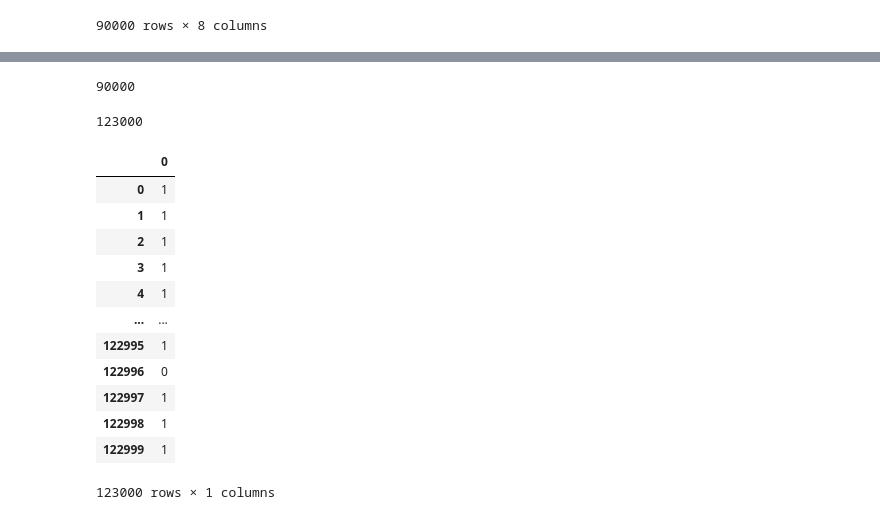
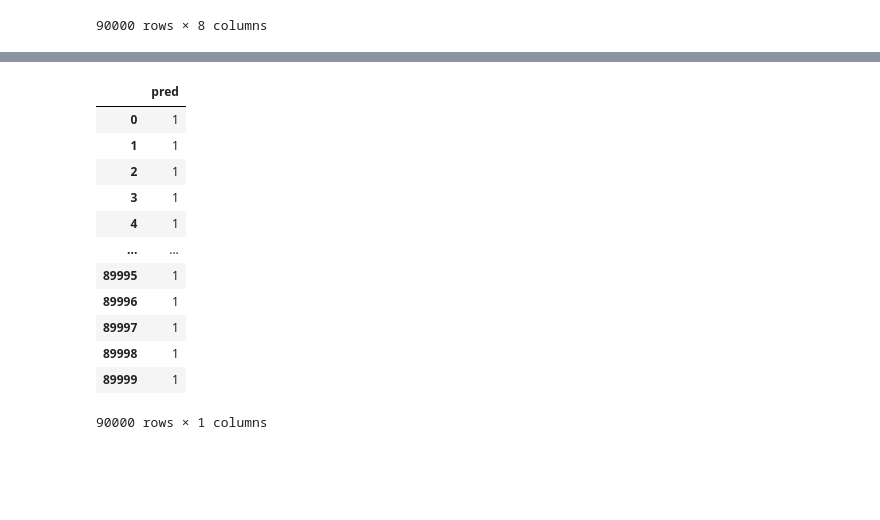
Before and after one commit to fcori47/Datathon, a Jupyter notebook: model.ipynb, the cells around one changed output, grey strips where cells are left out. Cells and saved outputs as stored; diff of their text form; code cells hidden in the pictures; blank space fills up the shorter version.

```diff
--- a/model.ipynb
+++ b/model.ipynb
@@ -351,34 +337,26 @@ x_test = hosp_test_dummies[['Available Extra Rooms in Hospital', 'Department_TB
        'health_conditions_High Blood Pressure', 'health_conditions_None',
        'health_conditions_Other']]
 # %%
+#Entrenamiento del modelo y predicción.
+
 arbol_decision = DecisionTreeClassifier(max_depth = 18, random_state = 42, criterion='entropy')
-
 
 arbol_decision.fit(x_hosp_test,y_hosp_test)
 
 y_pred = arbol_decision.predict(x_test)
+y_pred = pd.DataFrame({'pred':y_pred})
+y_pred
+# %% [output]
+|  | pred |
+| 0 | 1 |
+| 1 | 1 |
+| 2 | 1 |
+| 3 | 1 |
+| 4 | 1 |
+| ... | ... |
+| 89995 | 1 |
+| 89996 | 1 |
+| 89997 | 1 |
+| 89998 | 1 |
+| 89999 | 1 |
+90000 rows × 1 columns
-# %%
-len(y_pred)
-# %% [output]
-90000
-# %%
-len(y_pred)
-# %% [output]
-123000
-# %%
-y_pred = pd.DataFrame(y_pred)
-y_pred
-# %% [output]
-|  | 0 |
-| 0 | 1 |
-| 1 | 1 |
-| 2 | 1 |
-| 3 | 1 |
-| 4 | 1 |
-| ... | ... |
-| 122995 | 1 |
-| 122996 | 0 |
-| 122997 | 1 |
-| 122998 | 1 |
-| 122999 | 1 |
-123000 rows × 1 columns
```
Also changed, not shown: parts of 12 cells of this notebook, 2 other files.
